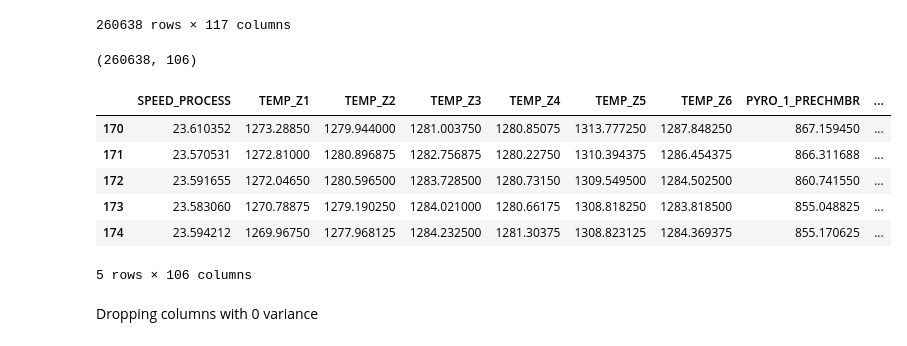
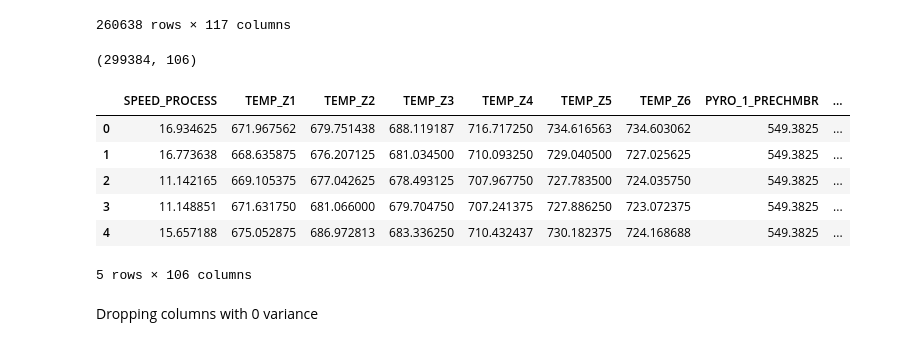
Before and after one commit to MattiaCampanella1993/ML_Fieldwork, a Jupyter notebook: target1C_XGBoost_FINAL.ipynb, the cells around one changed output. Drawn from its saved outputs; the diff is of its cells as text; code cells hidden in the pictures.

```diff
--- a/target1C_XGBoost_FINAL.ipynb
+++ b/target1C_XGBoost_FINAL.ipynb
@@ -123,17 +125,17 @@ dropped_df
 | 299369 | 6838679 | 2019-04-19 | 777 | 10:50:02.860 | 8.964523 | 1258.49250 | 1277.752500 | 1271.086875 | 1273.623750 | ... |
 260638 rows × 117 columns
 # %%
-X=dropped_df.loc[:, 'SPEED_PROCESS':'FILL_BENDING_NEG']
+X=merged_df.loc[:, 'SPEED_PROCESS':'FILL_BENDING_NEG']
 print(X.shape)
 X.head()
 # %% [output]
-(260638, 106)
+(299384, 106)
 |  | SPEED_PROCESS | TEMP_Z1 | TEMP_Z2 | TEMP_Z3 | TEMP_Z4 | TEMP_Z5 | TEMP_Z6 | PYRO_1_PRECHMBR | ... |
-| 170 | 23.610352 | 1273.28850 | 1279.944000 | 1281.003750 | 1280.85075 | 1313.777250 | 1287.848250 | 867.159450 | ... |
-| 171 | 23.570531 | 1272.81000 | 1280.896875 | 1282.756875 | 1280.22750 | 1310.394375 | 1286.454375 | 866.311688 | ... |
-| 172 | 23.591655 | 1272.04650 | 1280.596500 | 1283.728500 | 1280.73150 | 1309.549500 | 1284.502500 | 860.741550 | ... |
-| 173 | 23.583060 | 1270.78875 | 1279.190250 | 1284.021000 | 1280.66175 | 1308.818250 | 1283.818500 | 855.048825 | ... |
-| 174 | 23.594212 | 1269.96750 | 1277.968125 | 1284.232500 | 1281.30375 | 1308.823125 | 1284.369375 | 855.170625 | ... |
+| 0 | 16.934625 | 671.967562 | 679.751438 | 688.119187 | 716.717250 | 734.616563 | 734.603062 | 549.3825 | ... |
+| 1 | 16.773638 | 668.635875 | 676.207125 | 681.034500 | 710.093250 | 729.040500 | 727.025625 | 549.3825 | ... |
+| 2 | 11.142165 | 669.105375 | 677.042625 | 678.493125 | 707.967750 | 727.783500 | 724.035750 | 549.3825 | ... |
+| 3 | 11.148851 | 671.631750 | 681.066000 | 679.704750 | 707.241375 | 727.886250 | 723.072375 | 549.3825 | ... |
+| 4 | 15.657188 | 675.052875 | 686.972813 | 683.336250 | 710.432437 | 730.182375 | 724.168688 | 549.3825 | ... |
 5 rows × 106 columns
 # %% [markdown]
 Dropping columns with 0 variance
```
Also changed, not shown: parts of 35 cells of this notebook.
